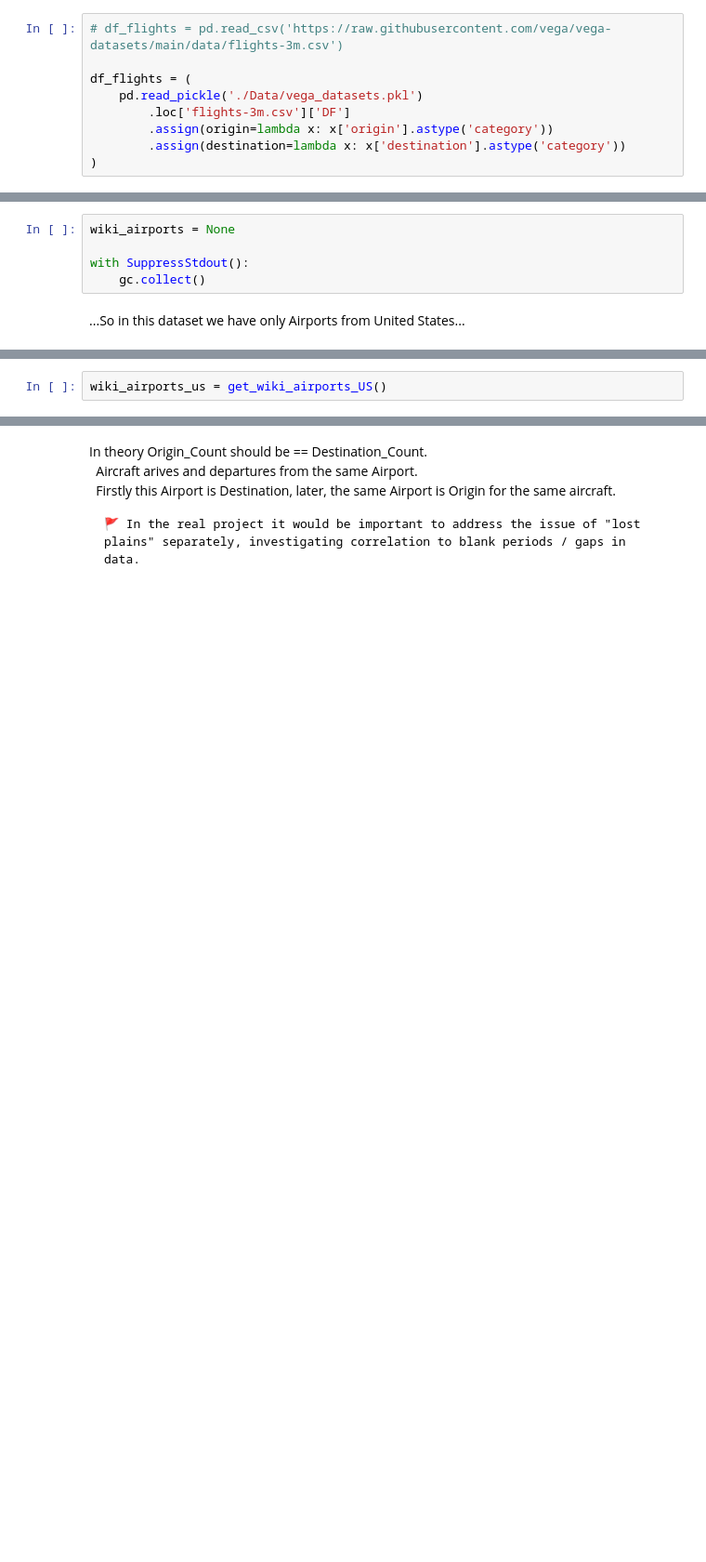
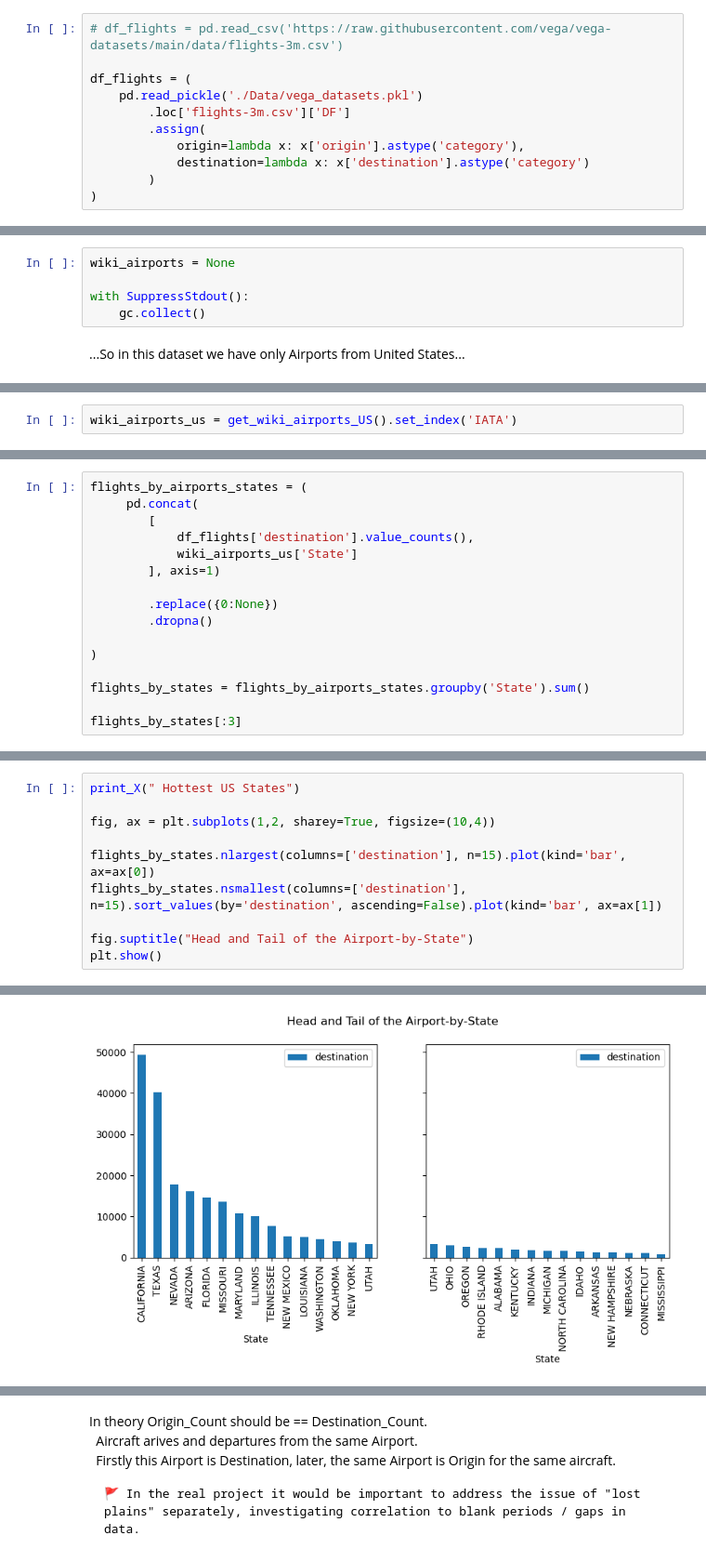
Before and after one commit to serg-razum-off/Altair, a Jupyter notebook: [PD] practice on V_Filghts.ipynb, the cells around one changed output, grey strips where cells are left out. Shown at 93% size. Drawn from its saved outputs; the diff is of its cells as text; blank space fills up the shorter version.

```diff
--- a/[PD] practice on V_Filghts.ipynb
+++ b/[PD] practice on V_Filghts.ipynb
@@ -41,6 +39,8 @@ print("...Done")
 df_flights = (
     pd.read_pickle('./Data/vega_datasets.pkl')
         .loc['flights-3m.csv']['DF']
-        .assign(origin=lambda x: x['origin'].astype('category'))
-        .assign(destination=lambda x: x['destination'].astype('category'))
+        .assign(
+            origin=lambda x: x['origin'].astype('category'),
+            destination=lambda x: x['destination'].astype('category')
+        )
 )
@@ -250,2 +268,2 @@ with SuppressStdout():
 # %%
-wiki_airports_us = get_wiki_airports_US()
+wiki_airports_us = get_wiki_airports_US().set_index('IATA')
@@ -251,0 +298,16 @@ wiki_airports_us = get_wiki_airports_US()
+# %%
+flights_by_airports_states = (
+     pd.concat(
+        [
+            df_flights['destination'].value_counts(),
+            wiki_airports_us['State']
+        ], axis=1)
+
+        .replace({0:None})
+        .dropna()
+
+)
+
+flights_by_states = flights_by_airports_states.groupby('State').sum()
+
+flights_by_states[:3]
@@ -251,0 +320,11 @@ wiki_airports_us = get_wiki_airports_US()
+# %%
+print_X(" Hottest US States")
+
+fig, ax = plt.subplots(1,2, sharey=True, figsize=(10,4))
+
+flights_by_states.nlargest(columns=['destination'], n=15).plot(kind='bar', ax=ax[0])
+flights_by_states.nsmallest(columns=['destination'], n=15).sort_values(by='destination', ascending=False).plot(kind='bar', ax=ax[1])
+
+fig.suptitle("Head and Tail of the Airport-by-State")
+plt.show()
+# %% [output]
@@ -251,0 +332 @@ wiki_airports_us = get_wiki_airports_US()
+[figure, added]
```
Also changed, not shown: parts of 16 cells of this notebook, 2 other files.
